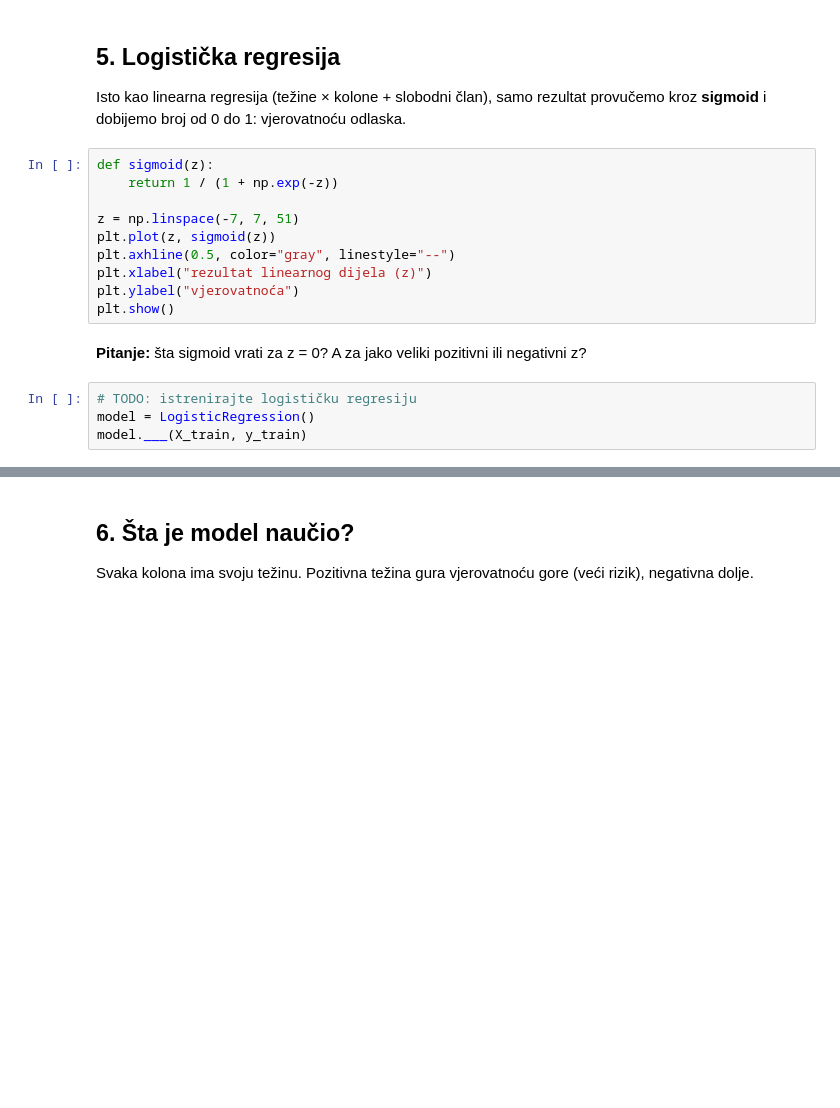
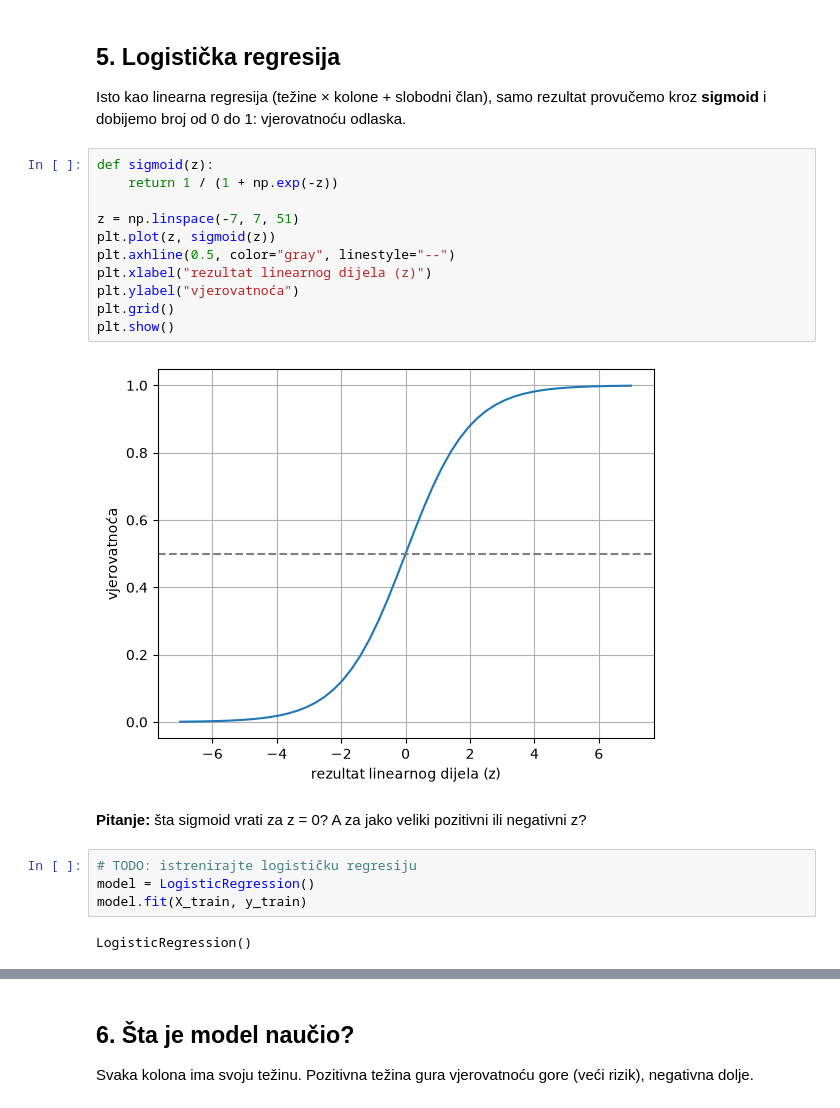
Before and after one commit to hedijasisic/ai_lab-machine_learning, a Jupyter notebook: radionica3/radionica3_churn.ipynb, the cells around one changed output, grey strips where cells are left out. Saved outputs shown, nothing was run; the diff lists cells and outputs as text; blank space fills up the shorter version.

```diff
--- a/radionica3/radionica3_churn.ipynb
+++ b/radionica3/radionica3_churn.ipynb
@@ -213,19 +392,24 @@ Isto kao linearna regresija (težine × kolone + slobodni član), samo rezultat
 # %%
 def sigmoid(z):
     return 1 / (1 + np.exp(-z))
 
 z = np.linspace(-7, 7, 51)
 plt.plot(z, sigmoid(z))
 plt.axhline(0.5, color="gray", linestyle="--")
 plt.xlabel("rezultat linearnog dijela (z)")
 plt.ylabel("vjerovatnoća")
+plt.grid()
 plt.show()
+# %% [output]
+[figure, added]
 # %% [markdown]
 **Pitanje:** šta sigmoid vrati za z = 0? A za jako veliki pozitivni ili negativni z?
 # %%
 # TODO: istrenirajte logističku regresiju
 model = LogisticRegression()
-model.___(X_train, y_train)
+model.fit(X_train, y_train)
+# %% [output]
+LogisticRegression()
 # %%
 # Vjerovatnoća odlaska za svakog korisnika iz validacije
 y_pred = model.predict_proba(X_val)[:, 1]
```
Also changed, not shown: parts of 40 cells of this notebook.
